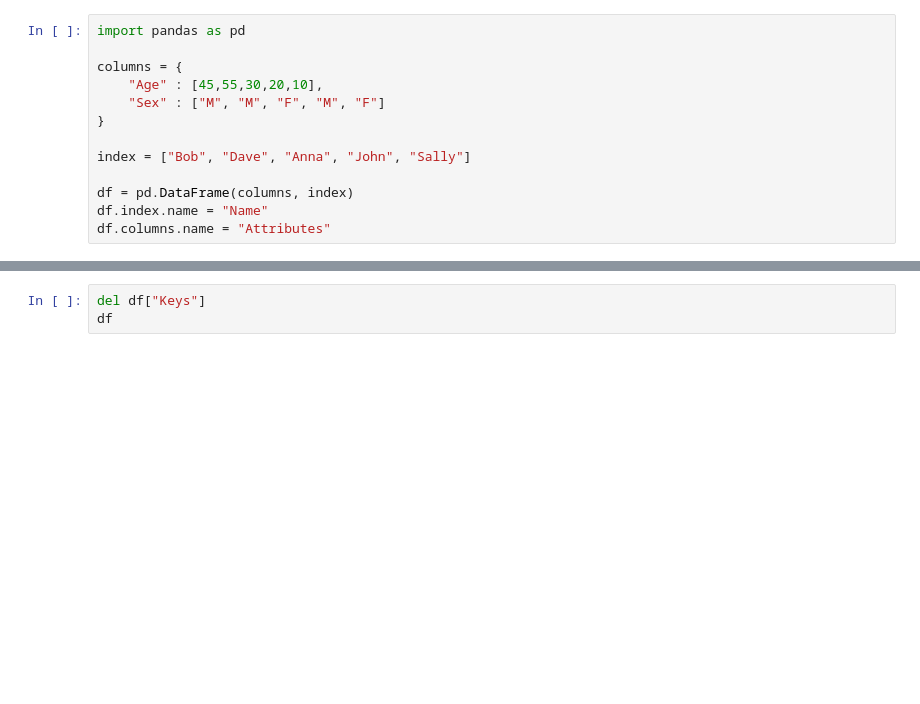
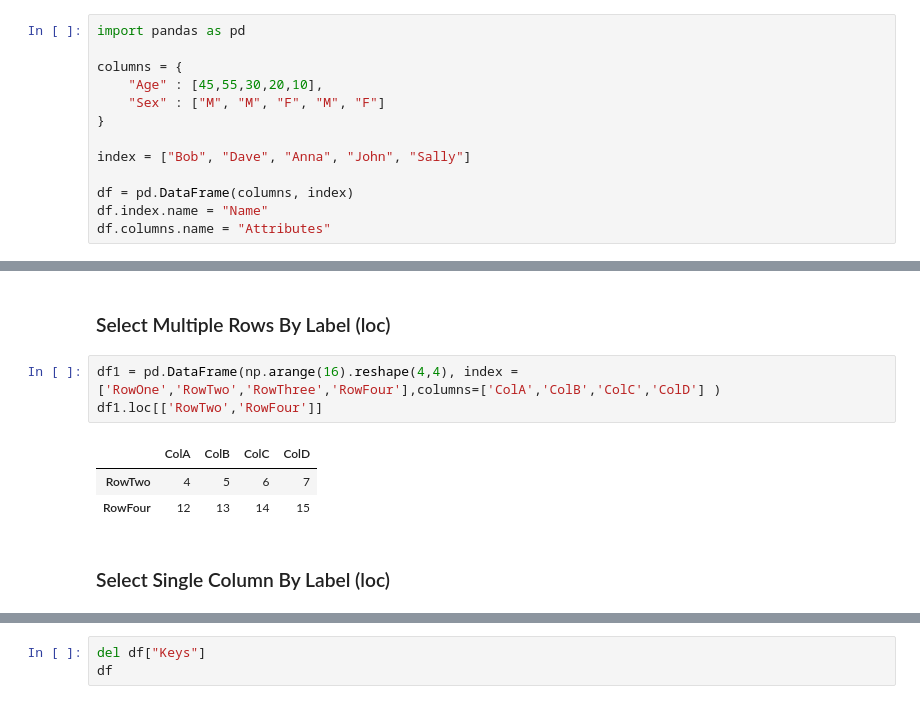
Before and after one commit to kennyrnwilson/python, a Jupyter notebook: pandas/dataframe.ipynb, the cells around one changed output, grey strips where cells are left out. Cells and saved outputs as stored; diff of their text form; blank space fills up the shorter version.

```diff
--- a/pandas/dataframe.ipynb
+++ b/pandas/dataframe.ipynb
@@ -123,0 +56,11 @@ df
+# %% [markdown]
+### Select Multiple Rows By Label (loc)
+# %%
+df1 = pd.DataFrame(np.arange(16).reshape(4,4), index = ['RowOne','RowTwo','RowThree','RowFour'],columns=['ColA','ColB','ColC','ColD'] )
+df1.loc[['RowTwo','RowFour']]
+# %% [output]
+|  | ColA | ColB | ColC | ColD |
+| RowTwo | 4 | 5 | 6 | 7 |
+| RowFour | 12 | 13 | 14 | 15 |
+# %% [markdown]
+### Select Single Column By Label (loc)
```
Also changed, not shown: parts of 53 cells of this notebook.
